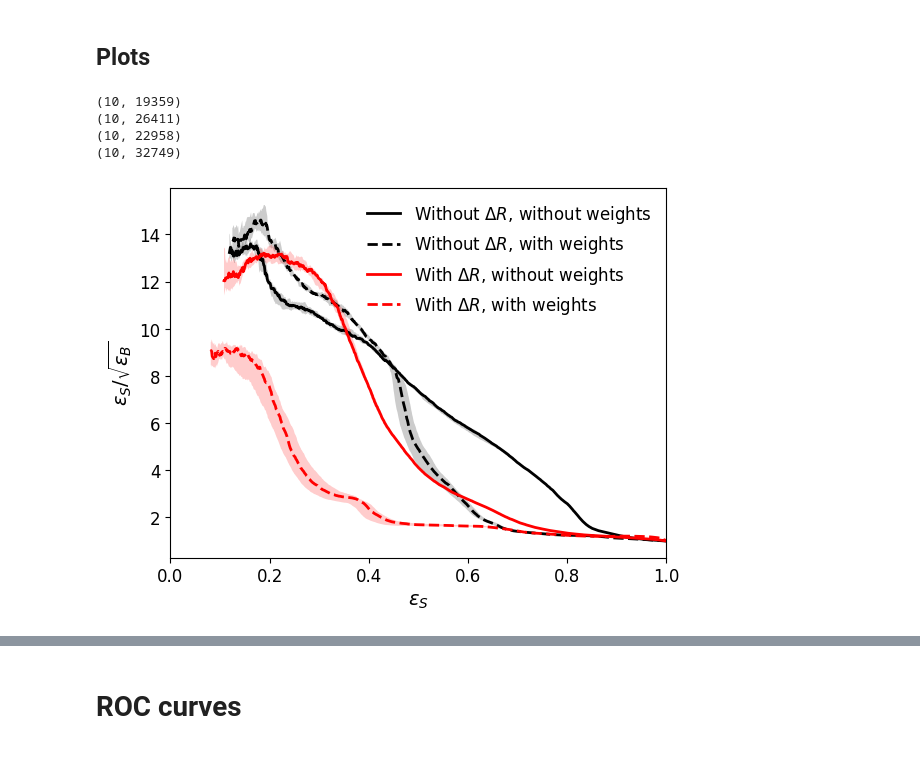
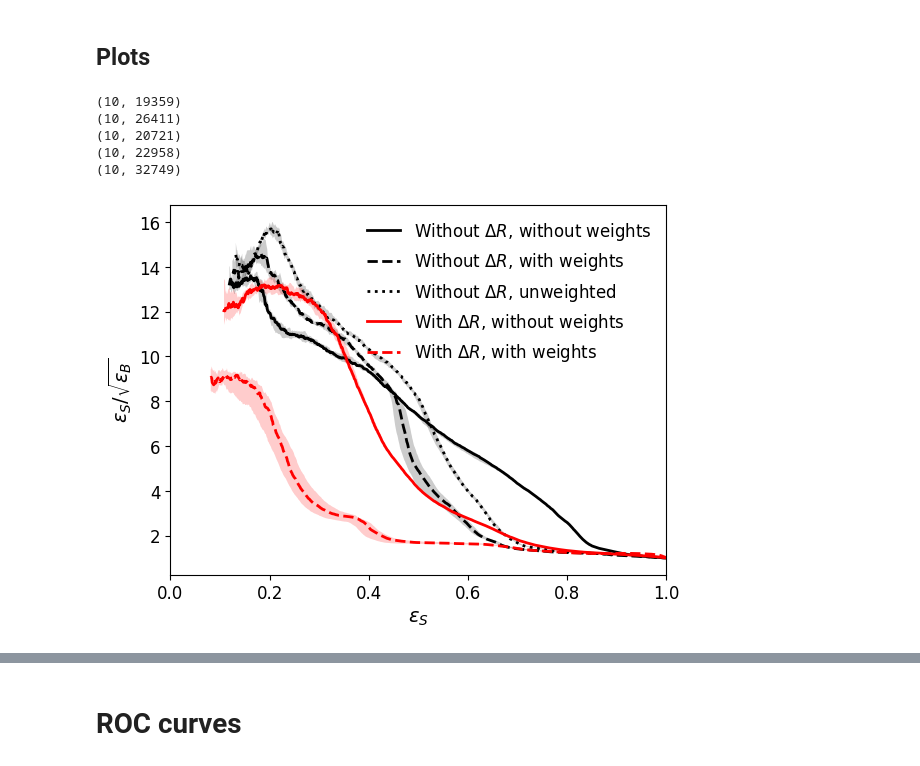
Before and after one commit to mariehein/bumphunt_paper, a Jupyter notebook: normal_cathode_run/plotting.ipynb, the cells around one changed output, grey strips where cells are left out. Cells and saved outputs as stored; diff of their text form; code cells hidden in the pictures.

```diff
--- a/normal_cathode_run/plotting.ipynb
+++ b/normal_cathode_run/plotting.ipynb
@@ -188,14 +188,16 @@ def import_and_plot_sys(path1="roc_classifier_averaging", path2="roc_classifier_
 # %%
 plot_start()
 import_and_plot("roc_classifier_averaging", label=r"Without $\Delta R$, without weights",color=col_bas, folder="/hpcwork/zu992399/bumphunt_paper/DE/scan_norm_2_15_256/window5/cathode/")
 import_and_plot("roc_classifier_averaging", label=r"Without $\Delta R$, with weights",color=col_bas, linestyle="dashed", folder="/hpcwork/zu992399/bumphunt_paper/DE/scan_norm_2_15_256/window5/cathode_weights/")
+import_and_plot("roc_classifier_averaging", label=r"Without $\Delta R$, unweighted",color=col_bas, linestyle="dotted", folder="/hpcwork/zu992399/bumphunt_paper/DE/scan_norm_2_15_256/window5/cathode_unweighted/")
 import_and_plot("roc_classifier_averaging", label=r"With $\Delta R$, without weights",color=col_ex1, folder="/hpcwork/zu992399/bumphunt_paper/DE/scan_norm_DR_2_15_256/window5/cathode/")
 import_and_plot("roc_classifier_averaging",color=col_ex1, label =r"With $\Delta R$, with weights", linestyle="dashed", folder="/hpcwork/zu992399/bumphunt_paper/DE/scan_norm_DR_2_15_256/window5/cathode_weights/")
 name = "doctor_CATHODE"
 plot_end(name, set_xaxis=True)
 # %% [output]
 (10, 19359)
 (10, 26411)
+(10, 20721)
 (10, 22958)
 (10, 32749)
-[figure, old version]
+[figure, new version]
```
Also changed, not shown: parts of 7 cells of this notebook, 9 other files.
